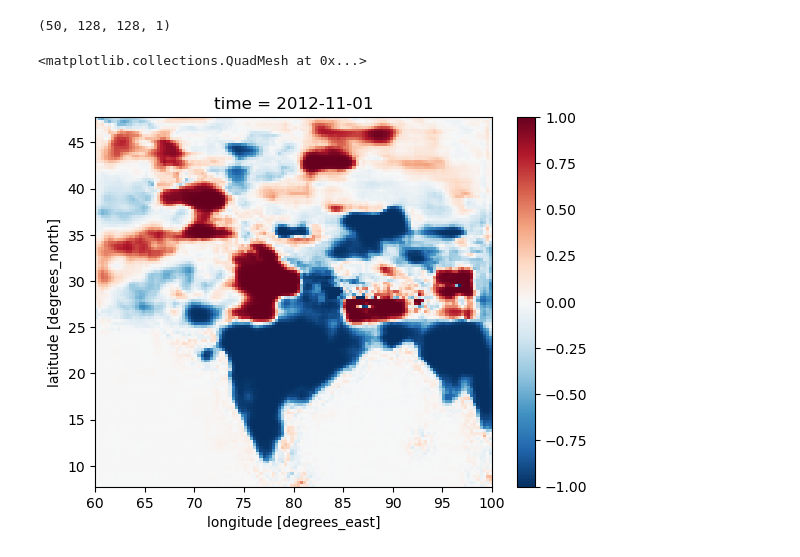
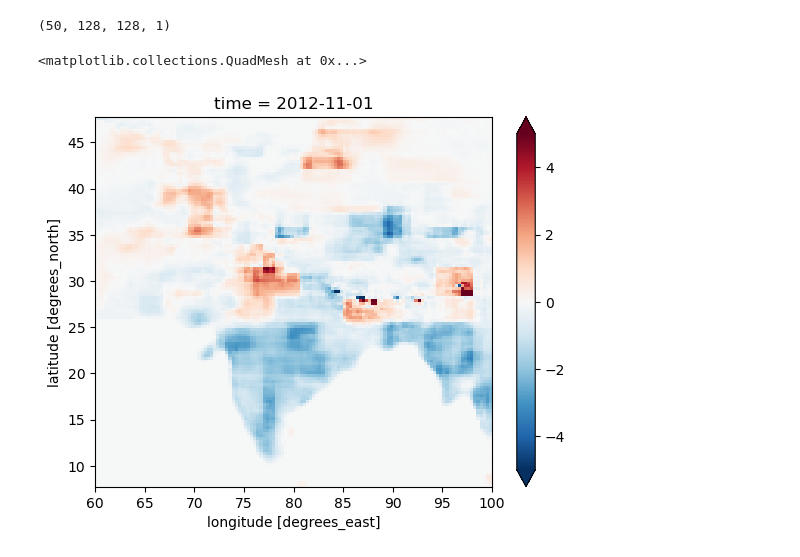
Before and after one commit to pazolka/sun-et-al-2019, a Jupyter notebook: 5_Unet.ipynb, the cells around one changed output. Drawn from its saved outputs; the diff is of its cells as text; code cells hidden in the pictures.

Commit message:
improve unet, fix mismatch calculations, fix custom loss fn

```diff
--- a/5_Unet.ipynb
+++ b/5_Unet.ipynb
@@ -107,12 +112,31 @@ def custom_loss(y_true, y_pred):
     combined_loss = 0.5 * mse + 0.5 * nse
     return combined_loss
 # %%
-def custom_nse(y_true, y_pred):
-    numerator = tf.reduce_sum(tf.square(y_pred - y_true), axis=-1)
-    denominator = tf.reduce_sum(tf.square(y_true - tf.reduce_mean(y_true, axis=-1, keepdims=True)), axis=-1)
+# Define the custom metrics
+def custom_nse(data, y_pred):
+    y_true = data[:, :, :, 0][..., np.newaxis]
+    grace_true = data[:, :, :, 1][..., np.newaxis]
+    gldas_true = data[:, :, :, 2][..., np.newaxis]
+    spatial_mean_per_ex_grace = tf.reduce_mean(grace_true, axis=(1,2))
+    spatial_mean_per_ex_gldas = tf.reduce_mean(gldas_true, axis=(1,2))
+    spatial_mean_per_ex_pred = tf.reduce_mean(y_pred, axis=(1,2))
+    numerator = tf.reduce_sum(tf.square(spatial_mean_per_ex_grace - spatial_mean_per_ex_gldas + spatial_mean_per_ex_pred))
+    denominator = tf.reduce_sum(tf.square(spatial_mean_per_ex_grace - tf.reduce_mean(spatial_mean_per_ex_grace, axis=0)))
     return 1 - numerator / (denominator + tf.keras.backend.epsilon())
+
+def pearson_r(data, y_pred):
+    y_true = data[:,:,:,0][..., np.newaxis]
+    my_true = tf.reduce_mean(y_true)
+    my_pred = tf.reduce_mean(y_pred)
+    y_true_m, y_pred_m = y_true - my_true, y_pred - my_pred
+    r_num = tf.reduce_sum(y_true_m * y_pred_m)
+    y_true_square_sum = tf.reduce_sum(y_true_m * y_true_m)
+    y_pred_square_sum = tf.reduce_sum(y_pred_m * y_pred_m)
+    r_den = tf.sqrt(y_true_square_sum * y_pred_square_sum)
+    r = r_num / (r_den + tf.keras.backend.epsilon())
+    return r
 # %%
-full_model.compile(optimizer = SGD(learning_rate = 0.01, weight_decay=1e-6, momentum=0.9), loss = 'mean_squared_error', metrics = [ custom_nse ])
+full_model.compile(optimizer = SGD(learning_rate = 0.01, weight_decay=1e-6, momentum=0.9, clipnorm=1.0), loss = custom_loss, metrics = [ custom_nse, pearson_r ])
 # %%
 full_model.summary()
 # %% [output]
@@ -147,8 +171,15 @@ twsa_test = np.array([np.load(f'./data/processed_input/twsa/image_{i}.npy') for
 
 mismatch_ds = xr.open_mfdataset('./data/mismatch.nc4')
 mismatch = mismatch_ds['norm_mismatch'].to_numpy()[..., np.newaxis]
+grace = mismatch_ds['grace'].to_numpy()[..., np.newaxis]
+gldas = mismatch_ds['gldas'].to_numpy()[..., np.newaxis]
+
 mismatch_train = mismatch[3:127]
 mismatch_test = mismatch[127:177]
+grace_train = grace[3:127]
+grace_test = grace[127:177]
+gldas_train = gldas[3:127]
+gldas_test = gldas[127:177]
 
 print(f'Number of training examples = {precip_train.shape[0]}')
 print(f'Number of test examples = {precip_test.shape[0]}')
@@ -165,6 +196,6 @@ Training output shape: (124, 128, 128, 1)
 Test input shape: (50, 128, 128, 3)
 Test output shape: (50, 128, 128, 1)
 # %%
-full_model.fit([precip_train, temp_train, twsa_train], mismatch_train, epochs = 60, batch_size = 5)
+full_model.fit(x=[precip_train, temp_train, twsa_train], y=np.concatenate((mismatch_train, grace_train, gldas_train), axis = 3), epochs = 60, batch_size = 5)
 # %% [output]
 Epoch 1/60
@@ -206,7 +237,7 @@ mismatch_ds = xr.open_mfdataset('./data/mismatch.nc4')
 # %%
 pred_mismatch_da = xr.DataArray(np.squeeze(pred_mismatch), coords={'time': mismatch_ds['time'][127:177],'lat': mismatch_ds['lat'], 'lon': mismatch_ds['lon']}, dims=['time', 'lat', 'lon'])
 # %%
-pred_mismatch_da[0,:,:].plot()
+pred_mismatch_da[0,:,:].plot(vmin=-5, vmax=5, cmap='RdBu_r')
 # %% [output]
 <matplotlib.collections.QuadMesh at 0x...>
-[figure, old version]
+[figure, new version]
```
Also changed, not shown: parts of 13 cells of this notebook, 5 other files.
